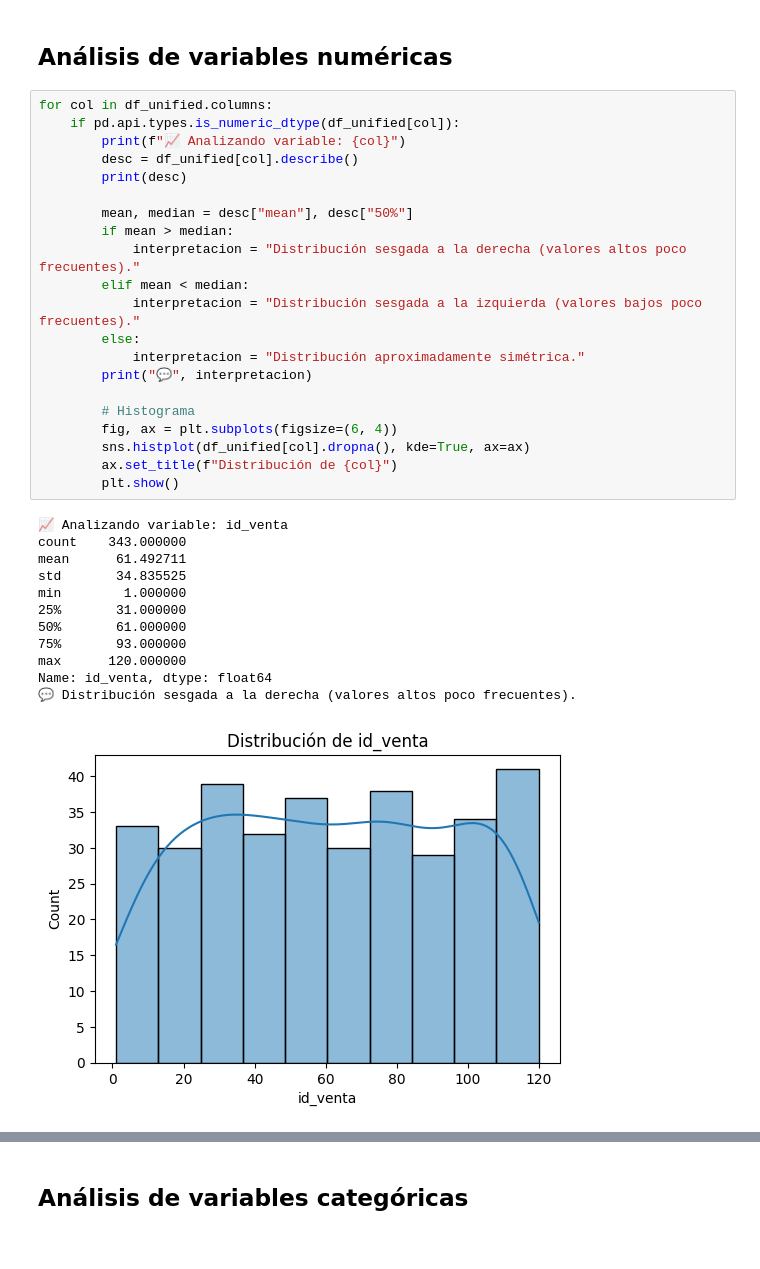
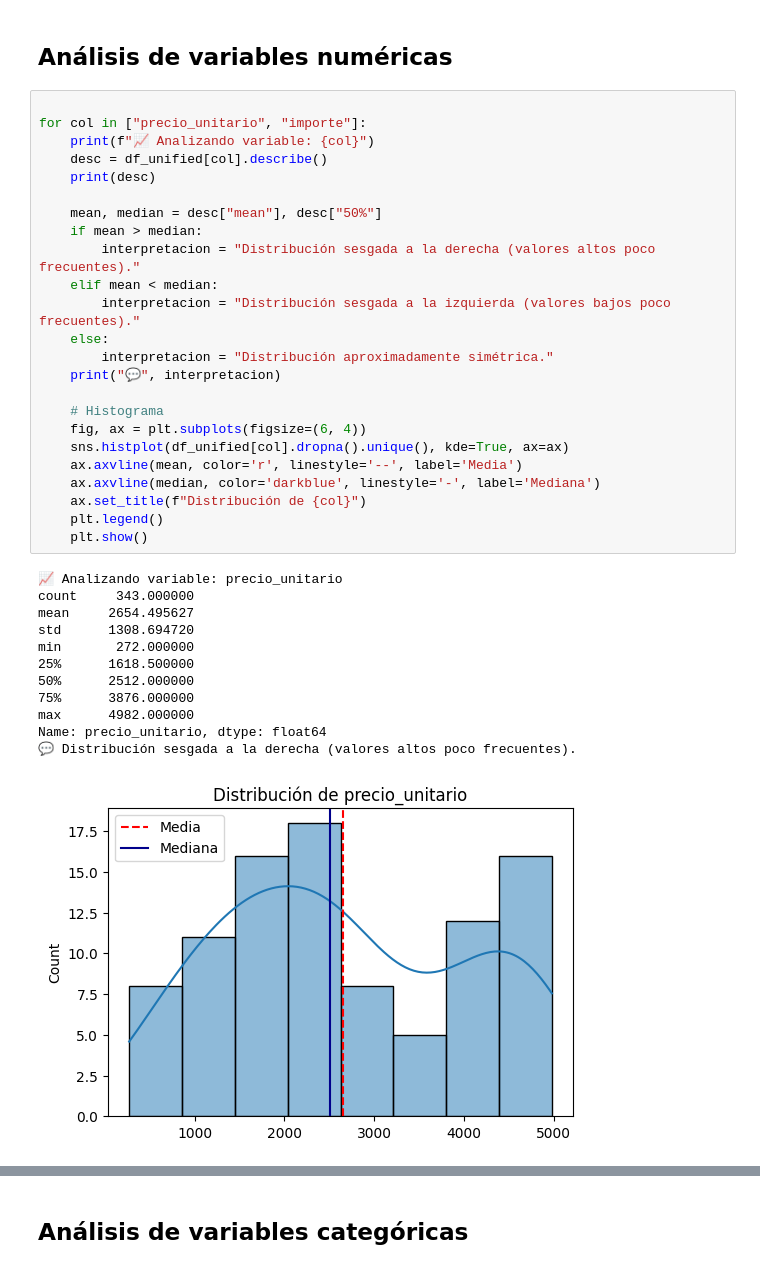
Before and after one commit to MartinOtamendiT/Aurelion, a Jupyter notebook: analisis_notebook.ipynb, the cells around one changed output, grey strips where cells are left out. Saved outputs shown, nothing was run; the diff lists cells and outputs as text.

```diff
--- a/analisis_notebook.ipynb
+++ b/analisis_notebook.ipynb
@@ -492,36 +499,39 @@ std                              NaN
 # %% [markdown]
 ## Análisis de variables numéricas
 # %%
-for col in df_unified.columns:
-    if pd.api.types.is_numeric_dtype(df_unified[col]):
-        print(f"📈 Analizando variable: {col}")
-        desc = df_unified[col].describe()
-        print(desc)
 
-        mean, median = desc["mean"], desc["50%"]
-        if mean > median:
-            interpretacion = "Distribución sesgada a la derecha (valores altos poco frecuentes)."
-        elif mean < median:
-            interpretacion = "Distribución sesgada a la izquierda (valores bajos poco frecuentes)."
-        else:
-            interpretacion = "Distribución aproximadamente simétrica."
-        print("💬", interpretacion)
+for col in ["precio_unitario", "importe"]:
+    print(f"📈 Analizando variable: {col}")
+    desc = df_unified[col].describe()
+    print(desc)
 
-        # Histograma
-        fig, ax = plt.subplots(figsize=(6, 4))
-        sns.histplot(df_unified[col].dropna(), kde=True, ax=ax)
-        ax.set_title(f"Distribución de {col}")
-        plt.show()
+    mean, median = desc["mean"], desc["50%"]
+    if mean > median:
+        interpretacion = "Distribución sesgada a la derecha (valores altos poco frecuentes)."
+    elif mean < median:
+        interpretacion = "Distribución sesgada a la izquierda (valores bajos poco frecuentes)."
+    else:
+        interpretacion = "Distribución aproximadamente simétrica."
+    print("💬", interpretacion)
+
+    # Histograma
+    fig, ax = plt.subplots(figsize=(6, 4))
+    sns.histplot(df_unified[col].dropna().unique(), kde=True, ax=ax)
+    ax.axvline(mean, color='r', linestyle='--', label='Media')
+    ax.axvline(median, color='darkblue', linestyle='-', label='Mediana')
+    ax.set_title(f"Distribución de {col}")
+    plt.legend()
+    plt.show()
 # %% [output]
-📈 Analizando variable: id_venta
-count    343.000000
-mean      61.492711
-std       34.835525
-min        1.000000
-25%       31.000000
-50%       61.000000
-75%       93.000000
-max      120.000000
-Name: id_venta, dtype: float64
+📈 Analizando variable: precio_unitario
+count     343.000000
+mean     2654.495627
+std      1308.694720
+min       272.000000
+25%      1618.500000
+50%      2512.000000
+75%      3876.000000
+max      4982.000000
+Name: precio_unitario, dtype: float64
 💬 Distribución sesgada a la derecha (valores altos poco frecuentes).
-[figure, old version]
+[figure, new version]
```
Also changed, not shown: parts of 15 cells of this notebook.
